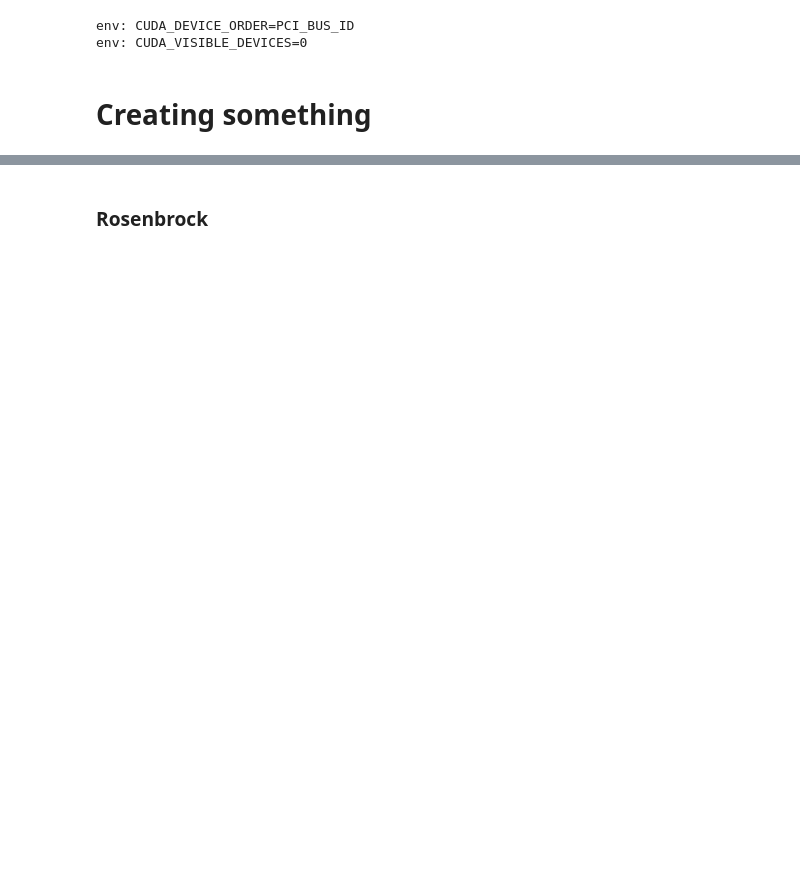
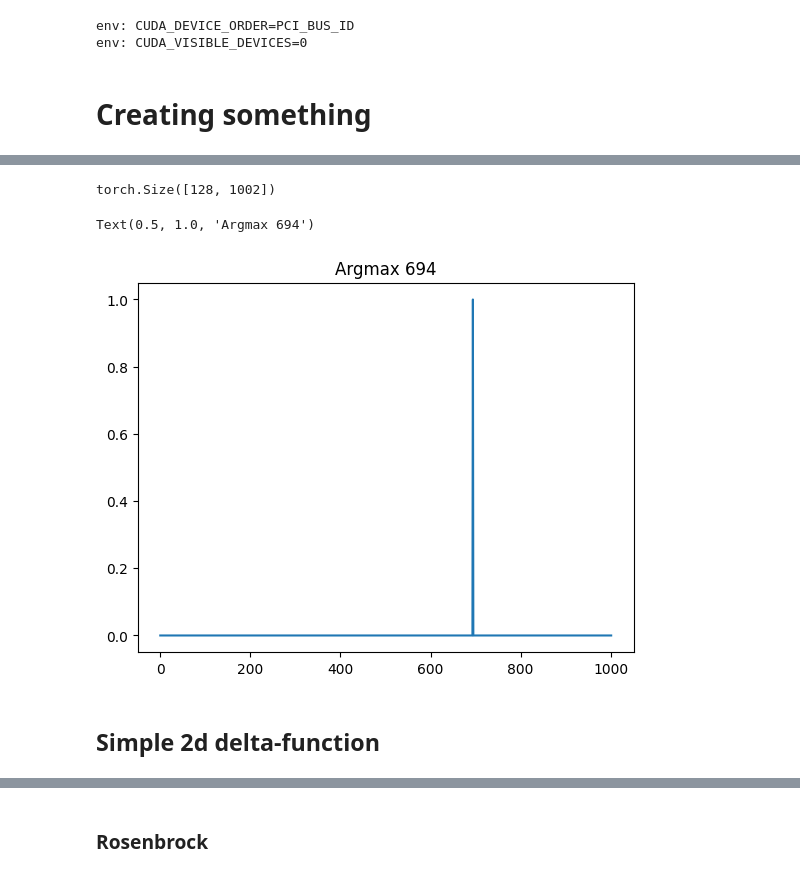
Before and after one commit to dkorzh10/PROTES, a Jupyter notebook: deep_rework.ipynb, the cells around one changed output, grey strips where cells are left out. Saved outputs shown, nothing was run; the diff lists cells and outputs as text; code cells hidden in the pictures; blank space fills up the shorter version.

```diff
--- a/deep_rework.ipynb
+++ b/deep_rework.ipynb
@@ -126,0 +241,12 @@ def trainer(model, func, d, m, k, k_top, is_max, n):
+# %%
+PPs = torch.exp(outputs[:, 1, :n+2])
+print(PPs.shape)
+dist = PPs[2].cpu().detach().numpy()
+plt.plot(dist)
+plt.title(f"Argmax {dist.argmax()}")
+# %% [output]
+torch.Size([128, 1002])
+Text(0.5, 1.0, 'Argmax 694')
+[figure, added]
+# %% [markdown]
+## Simple 2d delta-function
```
Also changed, not shown: parts of 44 cells of this notebook.
